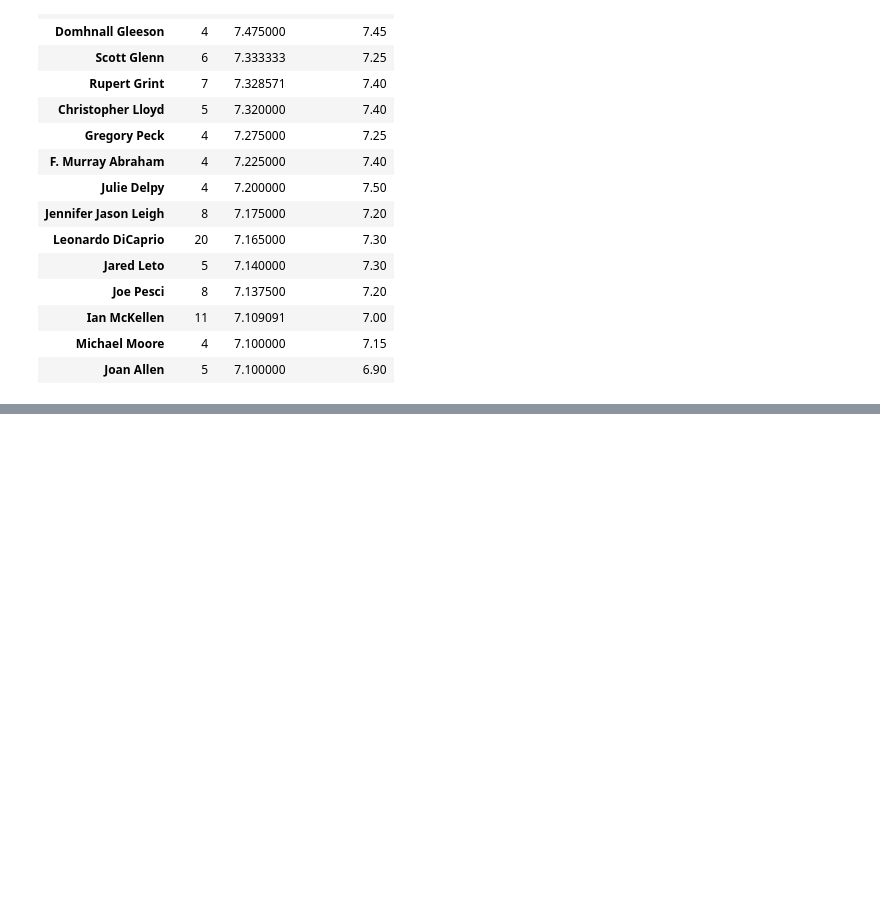
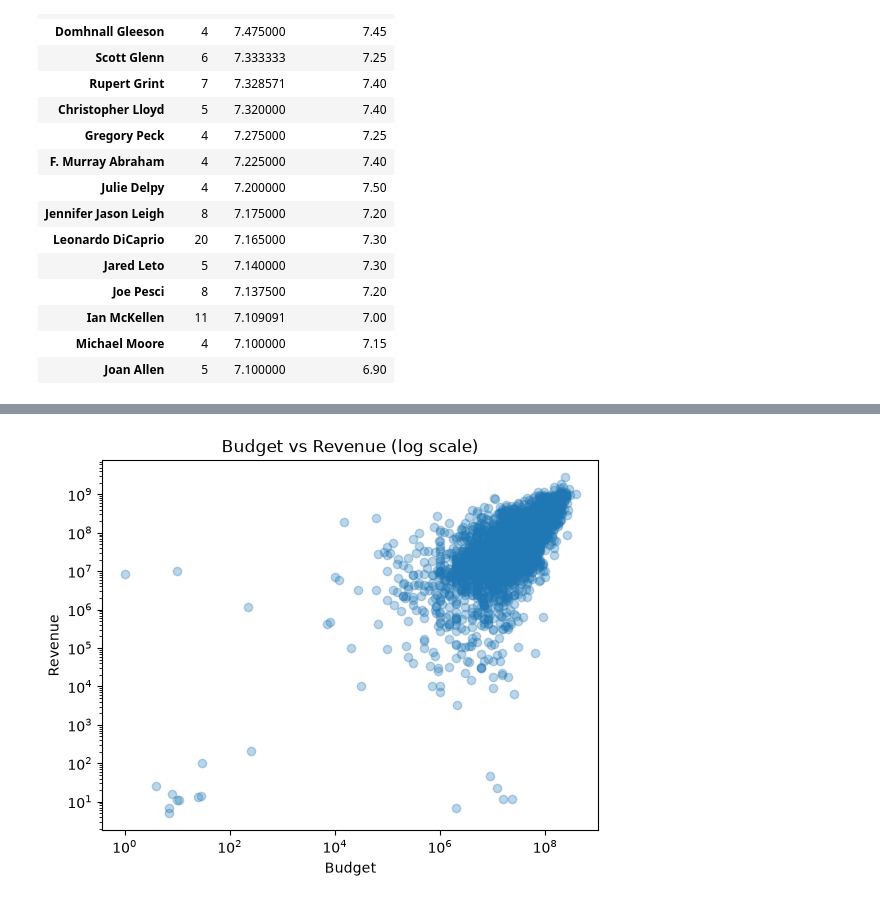
Before and after one commit to BashCtl/movie-explorer, a Jupyter notebook: movies.ipynb, the cells around one changed output, grey strips where cells are left out. Drawn from its saved outputs; the diff is of its cells as text; code cells hidden in the pictures; blank space fills up the shorter version.

```diff
--- a/movies.ipynb
+++ b/movies.ipynb
@@ -481,0 +568,11 @@ actor_stats.head(15)
+# %%
+# Scatter: budget vs revenue
+plt.scatter(budget_data['budget'], budget_data['revenue'], alpha=0.3)
+plt.xscale('log')
+plt.yscale('log')
+plt.xlabel('Budget')
+plt.ylabel('Revenue')
+plt.title('Budget vs Revenue (log scale)')
+plt.show()
+# %% [output]
+[figure, added]
```
Also changed, not shown: parts of 12 cells of this notebook, 4 other files.
